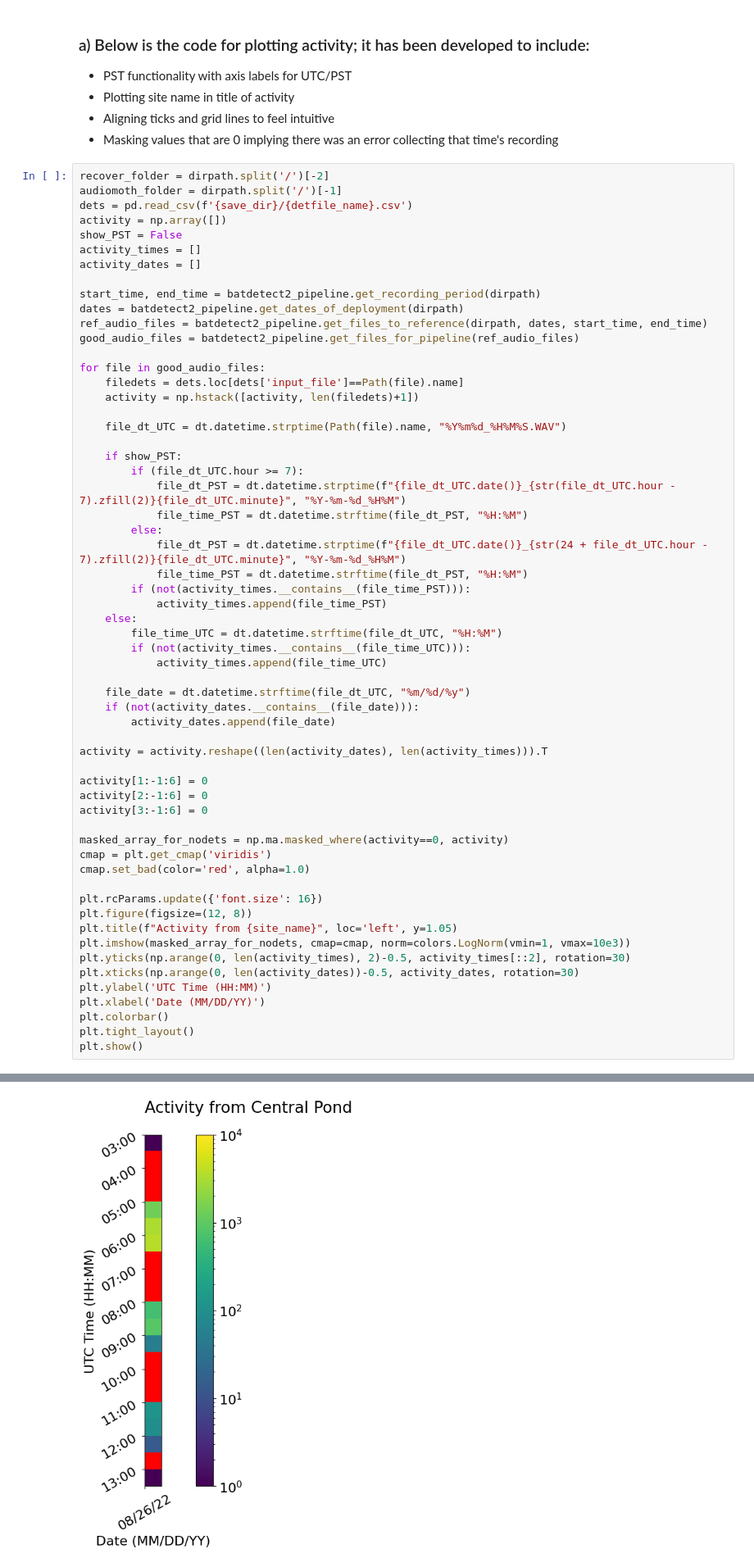
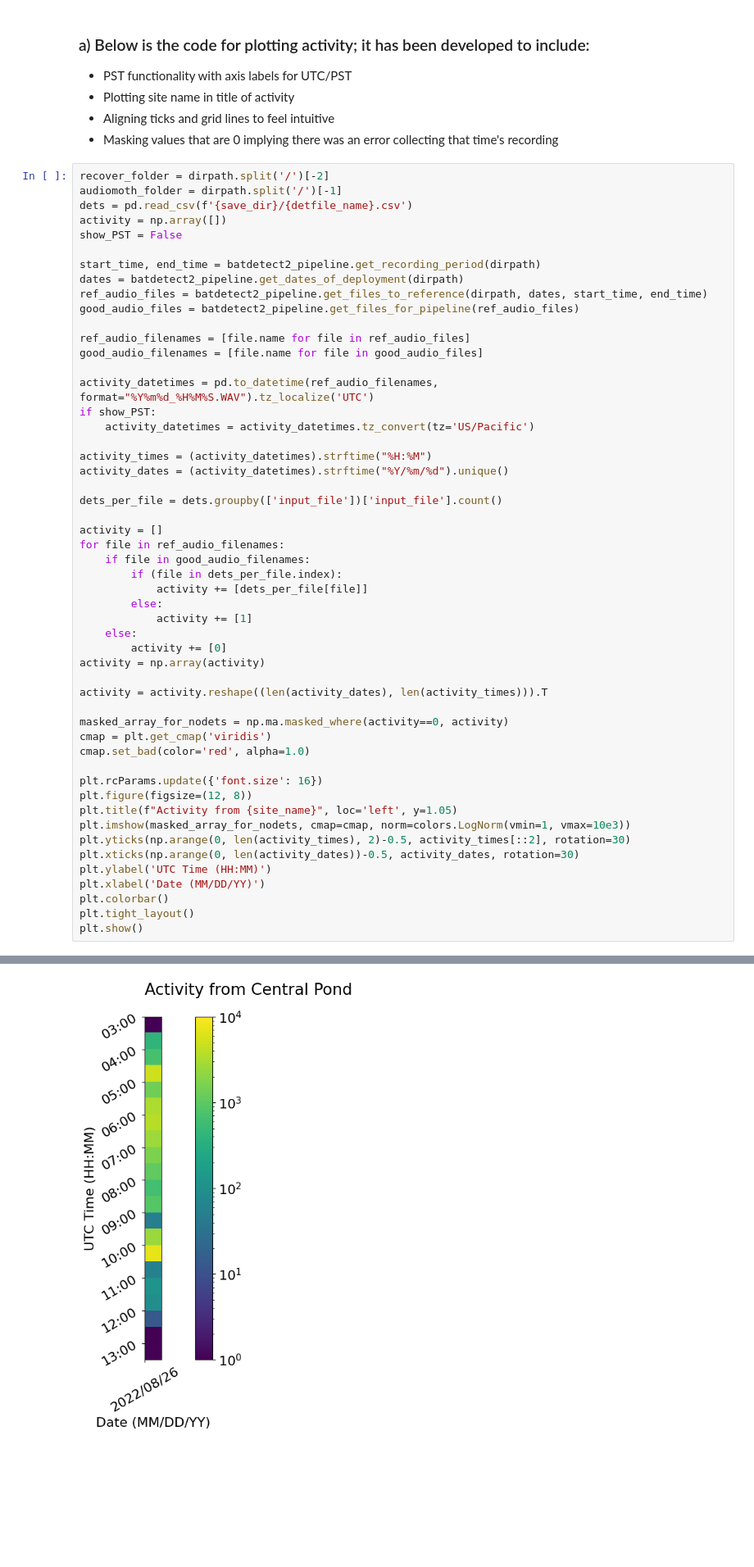
Before and after one commit to uw-echospace/bat-detector-msds, a Jupyter notebook: notebooks/test_batdetect2_pipeline.ipynb, the cells around one changed output, grey strips where cells are left out. Shown at 82% size. Saved outputs shown, nothing was run; the diff lists cells and outputs as text; blank space fills up the shorter version.

Commit message:
converted plotting to use more dataframe comps

```diff
--- a/notebooks/test_batdetect2_pipeline.ipynb
+++ b/notebooks/test_batdetect2_pipeline.ipynb
@@ -91,63 +91,56 @@ audiomoth_folder = dirpath.split('/')[-1]
 dets = pd.read_csv(f'{save_dir}/{detfile_name}.csv')
 activity = np.array([])
 show_PST = False
-activity_times = []
-activity_dates = []
 
 start_time, end_time = batdetect2_pipeline.get_recording_period(dirpath)
 dates = batdetect2_pipeline.get_dates_of_deployment(dirpath)
 ref_audio_files = batdetect2_pipeline.get_files_to_reference(dirpath, dates, start_time, end_time)
 good_audio_files = batdetect2_pipeline.get_files_for_pipeline(ref_audio_files)
 
-for file in good_audio_files:
-    filedets = dets.loc[dets['input_file']==Path(file).name]
-    activity = np.hstack([activity, len(filedets)+1])
+ref_audio_filenames = [file.name for file in ref_audio_files]
+good_audio_filenames = [file.name for file in good_audio_files]
 
-    file_dt_UTC = dt.datetime.strptime(Path(file).name, "%Y%m%d_%H%M%S.WAV")
+activity_datetimes = pd.to_datetime(ref_audio_filenames, format="%Y%m%d_%H%M%S.WAV").tz_localize('UTC')
+if show_PST:
+    activity_datetimes = activity_datetimes.tz_convert(tz='US/Pacific')
 
-    if show_PST:
-        if (file_dt_UTC.hour >= 7):
-            file_dt_PST = dt.datetime.strptime(f"{file_dt_UTC.date()}_{str(file_dt_UTC.hour - 7).zfill(2)}{file_dt_UTC.minute}", "%Y-%m-%d_%H%M")
-            file_time_PST = dt.datetime.strftime(file_dt_PST, "%H:%M")
+activity_times = (activity_datetimes).strftime("%H:%M")
+activity_dates = (activity_datetimes).strftime("%Y/%m/%d").unique()
+
+dets_per_file = dets.groupby(['input_file'])['input_file'].count()
+
+activity = []
+for file in ref_audio_filenames:
+    if file in good_audio_filenames:
+        if (file in dets_per_file.index):
+            activity += [dets_per_file[file]]
         else:
-            file_dt_PST = dt.datetime.strptime(f"{file_dt_UTC.date()}_{str(24 + file_dt_UTC.hour - 7).zfill(2)}{file_dt_UTC.minute}", "%Y-%m-%d_%H%M")
-            file_time_PST = dt.datetime.strftime(file_dt_PST, "%H:%M")
-        if (not(activity_times.__contains__(file_time_PST))):
-            activity_times.append(file_time_PST)
+            activity += [1]
     else:
-        file_time_UTC = dt.datetime.strftime(file_dt_UTC, "%H:%M")
-        if (not(activity_times.__contains__(file_time_UTC))):
-            activity_times.append(file_time_UTC)
-
-    file_date = dt.datetime.strftime(file_dt_UTC, "%m/%d/%y")
-    if (not(activity_dates.__contains__(file_date))):
-        activity_dates.append(file_date)
+        activity += [0]
+activity = np.array(activity)
 
 activity = activity.reshape((len(activity_dates), len(activity_times))).T
-
-activity[1:-1:6] = 0
-activity[2:-1:6] = 0
-activity[3:-1:6] = 0
 
 masked_array_for_nodets = np.ma.masked_where(activity==0, activity)
 cmap = plt.get_cmap('viridis')
 cmap.set_bad(color='red', alpha=1.0)
 
 plt.rcParams.update({'font.size': 16})
 plt.figure(figsize=(12, 8))
 plt.title(f"Activity from {site_name}", loc='left', y=1.05)
 plt.imshow(masked_array_for_nodets, cmap=cmap, norm=colors.LogNorm(vmin=1, vmax=10e3))
 plt.yticks(np.arange(0, len(activity_times), 2)-0.5, activity_times[::2], rotation=30)
 plt.xticks(np.arange(0, len(activity_dates))-0.5, activity_dates, rotation=30)
 plt.ylabel('UTC Time (HH:MM)')
 plt.xlabel('Date (MM/DD/YY)')
 plt.colorbar()
 plt.tight_layout()
 plt.show()
 # %% [output]
 There are 21 audio files that passed 1st level of filtering!
 There are 21 audio files that passed 2nd level of filtering!
-[figure, old version]
+[figure, new version]
 # %% [markdown]
 ### b) Below is the code for using exiftool to skip error files in our pipeline
 
```
Also changed, not shown: parts of 1 cell of this notebook, 2 other files.
